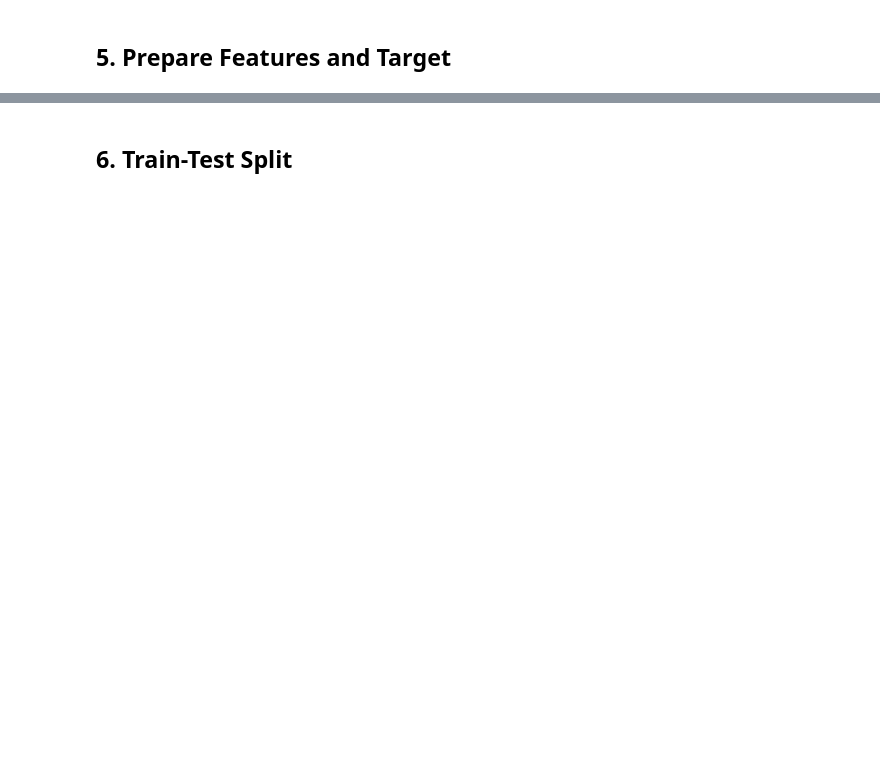
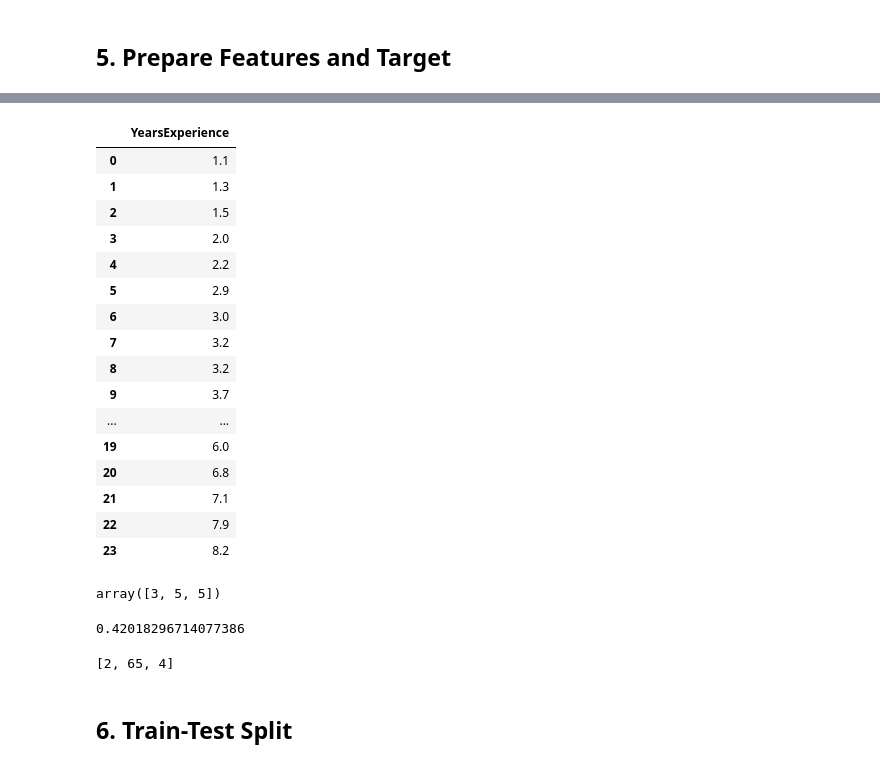
Before and after one commit to M-Abbas1/Huawei_HCCDA_AI_Course, a Jupyter notebook: week_04/sunday/notebooks/6-Salary_Linear_Regression-scikit-learn.ipynb, the cells around one changed output, grey strips where cells are left out. Cells and saved outputs as stored; diff of their text form; code cells hidden in the pictures; blank space fills up the shorter version.

```diff
--- a/week_04/sunday/notebooks/6-Salary_Linear_Regression-scikit-learn.ipynb
+++ b/week_04/sunday/notebooks/6-Salary_Linear_Regression-scikit-learn.ipynb
@@ -62,3 +137,43 @@ print('y shape:', y.shape)
+# %%
+X_train = X.iloc[0:24]
+X_test = X.iloc[24:]
+
+y_train = y.iloc[0:24]
+y_test = y.iloc[24]
+# %% [output]
+|  | YearsExperience |
+| 0 | 1.1 |
+| 1 | 1.3 |
+| 2 | 1.5 |
+| 3 | 2.0 |
+| 4 | 2.2 |
+| 5 | 2.9 |
+| 6 | 3.0 |
+| 7 | 3.2 |
+| 8 | 3.2 |
+| 9 | 3.7 |
+| ... | ... |
+| 19 | 6.0 |
+| 20 | 6.8 |
+| 21 | 7.1 |
+| 22 | 7.9 |
+| 23 | 8.2 |
+# %%
+np.random.seed(67)
+np.random.randint(0, 10, 3)
+# %% [output]
+array([3, 5, 5])
+# %%
+np.random.seed(54)
+np.random.rand()
+# %% [output]
+0.42018296714077386
+# %%
+l = [4, 65, 2]
+np.random.shuffle(l)
+l
+# %% [output]
+[2, 65, 4]
 # %% [markdown]
 ## 6. Train-Test Split
 # %%
```
Also changed, not shown: parts of 18 cells of this notebook, 8 other files.
